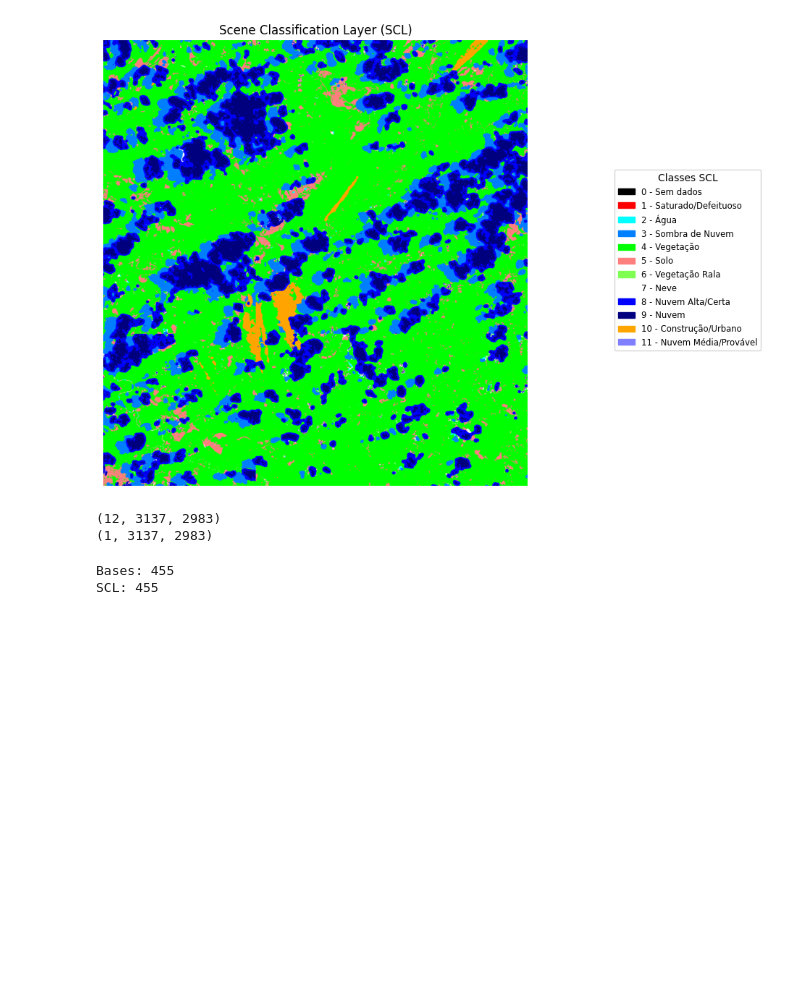
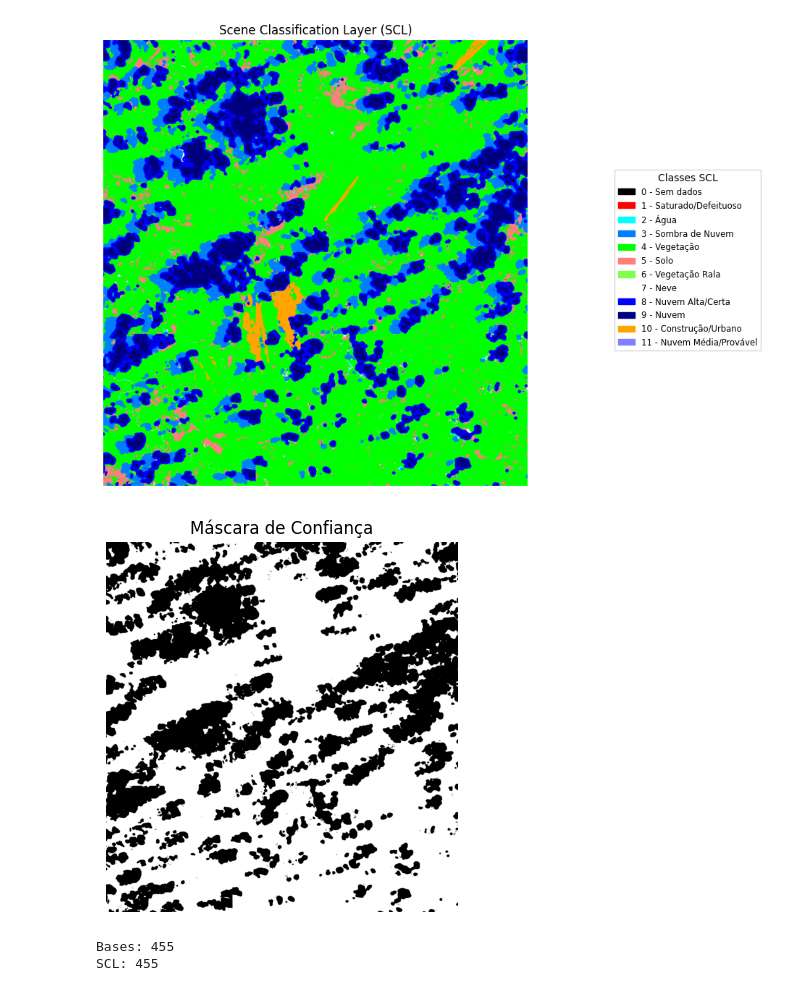
Before and after one commit to rafavidal1709/projeto_aplicado_iv, a Jupyter notebook: Carcara_targz.ipynb, the cells around one changed output. Drawn from its saved outputs; the diff is of its cells as text; code cells hidden in the pictures; blank space fills up the shorter version.

```diff
--- a/Carcara_targz.ipynb
+++ b/Carcara_targz.ipynb
@@ -54,14 +62,21 @@ Arquivo salvo em: 2025_02_24.tif
 Arquivo salvo em: 2025_02_24_scl.tif
 [figure]
 [figure]
-# %%
-X = carcara.dataset.open_tif(date)
-print(X.shape)
-mask = carcara.dataset.open_tif(date+'_scl')
-print(mask.shape)
-# %% [output]
-(12, 3137, 2983)
-(1, 3137, 2983)
+# %%
+import numpy as np
+import matplotlib.pyplot as plt
+
+def criar_mascara_confianca(scl):
+  confiavel = [2,4,5,6,7,10]
+  return np.isin(scl, confiavel).astype(np.uint8)
+
+confianca = criar_mascara_confianca(mask)
+plt.imshow(confianca[0], cmap='gray')
+plt.title("Máscara de Confiança")
+plt.axis('off')  # Opcional: remove os eixos
+plt.show()
+# %% [output]
+[figure, added]
 # %%
 import re
 
```
Also changed, not shown: parts of 2 cells of this notebook.
